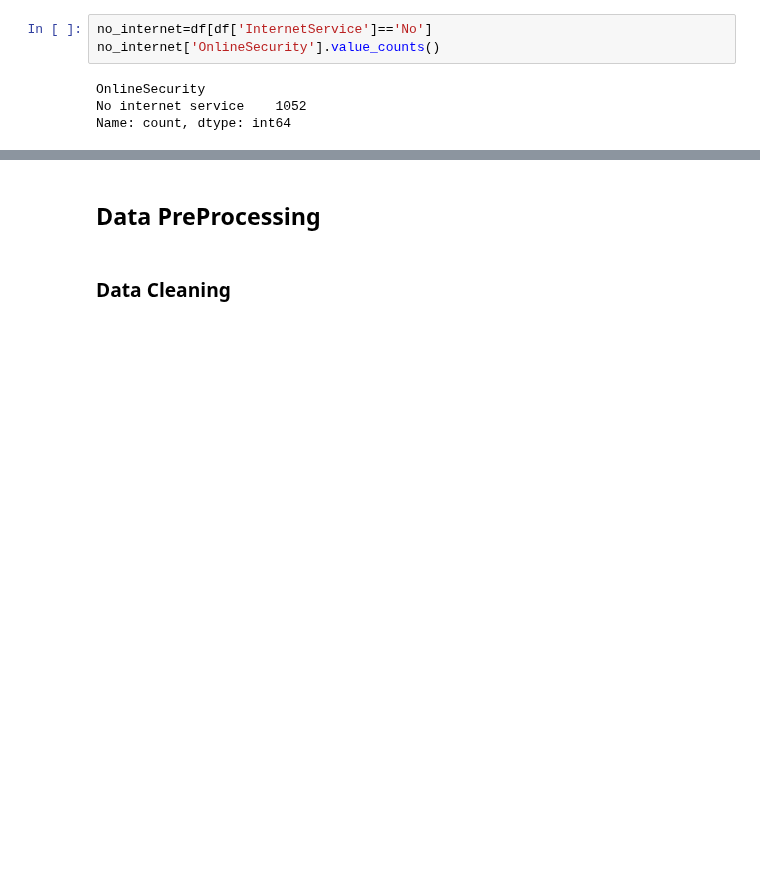
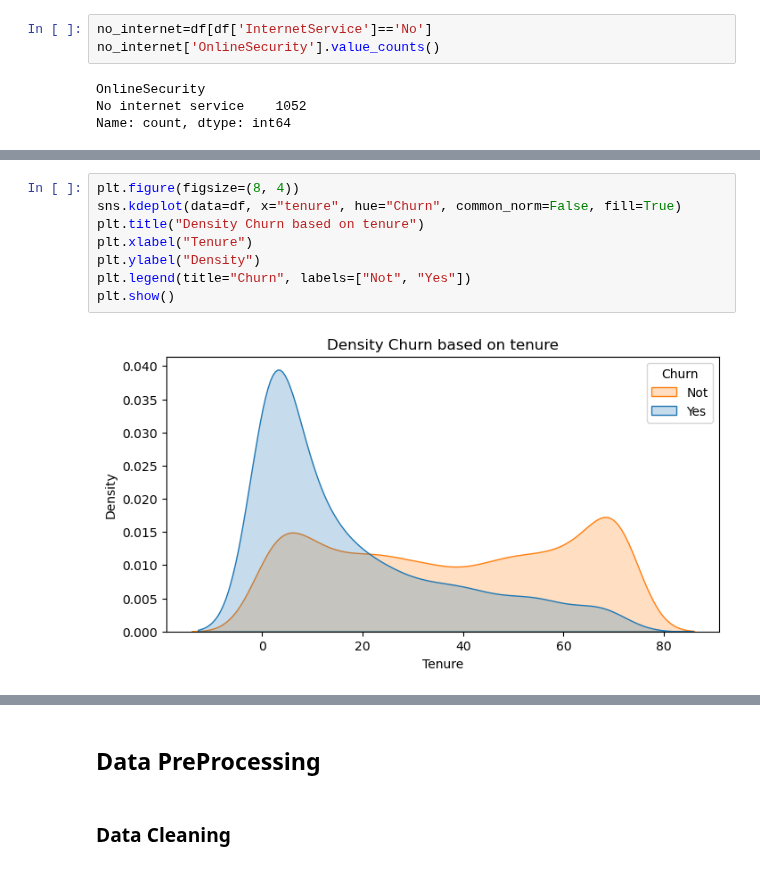
Before and after one commit to fahdmuchammad/Capstone-3-Purwadhika-Machine-learning, a Jupyter notebook: Capstone_3_Muchammad Fahd_Telco.ipynb, the cells around one changed output, grey strips where cells are left out. Cells and saved outputs as stored; diff of their text form; blank space fills up the shorter version.

```diff
--- a/Capstone_3_Muchammad Fahd_Telco.ipynb
+++ b/Capstone_3_Muchammad Fahd_Telco.ipynb
@@ -323,0 +321,10 @@ plt.show()
+# %%
+plt.figure(figsize=(8, 4))
+sns.kdeplot(data=df, x="tenure", hue="Churn", common_norm=False, fill=True)
+plt.title("Density Churn based on tenure")
+plt.xlabel("Tenure")
+plt.ylabel("Density")
+plt.legend(title="Churn", labels=["Not", "Yes"])
+plt.show()
+# %% [output]
+[figure, added]
```
Also changed, not shown: parts of 28 cells of this notebook.
